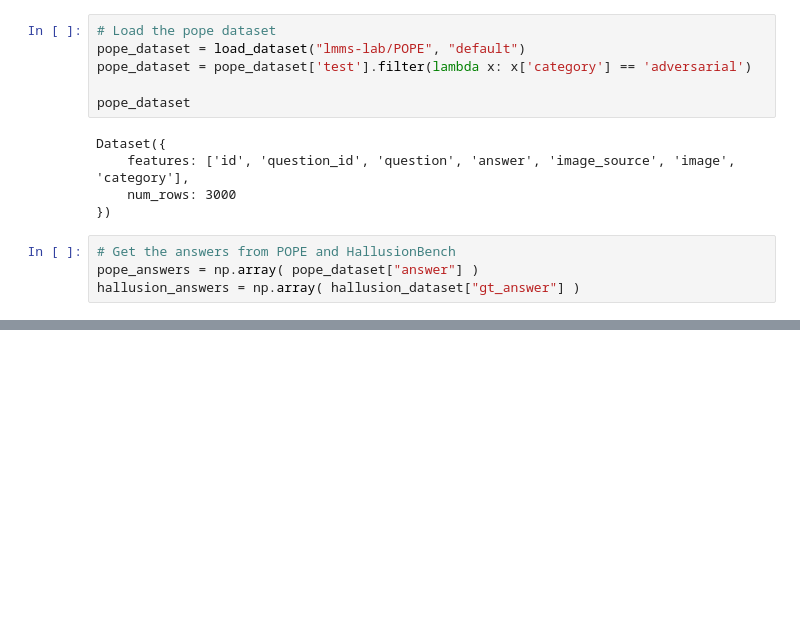
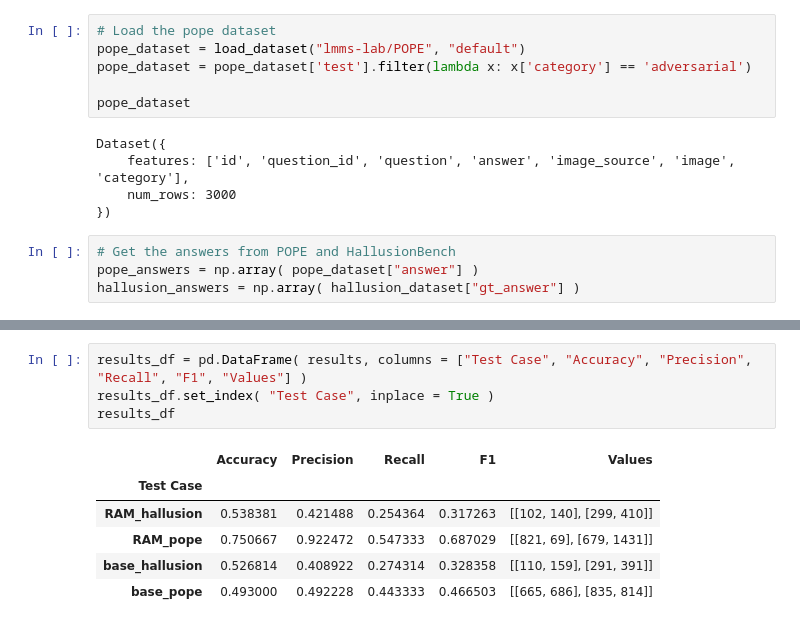
Before and after one commit to PierceCCH/ensembling-lvlms, a Jupyter notebook: results/ResultsAnalysis.ipynb, the cells around one changed output, grey strips where cells are left out. Saved outputs shown, nothing was run; the diff lists cells and outputs as text; blank space fills up the shorter version.

```diff
--- a/results/ResultsAnalysis.ipynb
+++ b/results/ResultsAnalysis.ipynb
@@ -53,0 +105,11 @@ internvl_base_pope_responses.json Accuracy: 0.493
+# %%
+results_df = pd.DataFrame( results, columns = ["Test Case", "Accuracy", "Precision", "Recall", "F1", "Values"] )
+results_df.set_index( "Test Case", inplace = True )
+results_df
+# %% [output]
+|  | Accuracy | Precision | Recall | F1 | Values |
+| Test Case |  |  |  |  |  |
+| RAM_hallusion | 0.538381 | 0.421488 | 0.254364 | 0.317263 | [[102, 140], [299, 410]] |
+| RAM_pope | 0.750667 | 0.922472 | 0.547333 | 0.687029 | [[821, 69], [679, 1431]] |
+| base_hallusion | 0.526814 | 0.408922 | 0.274314 | 0.328358 | [[110, 159], [291, 391]] |
+| base_pope | 0.493000 | 0.492228 | 0.443333 | 0.466503 | [[665, 686], [835, 814]] |
```
Also changed, not shown: parts of 9 cells of this notebook, 4 other files.
